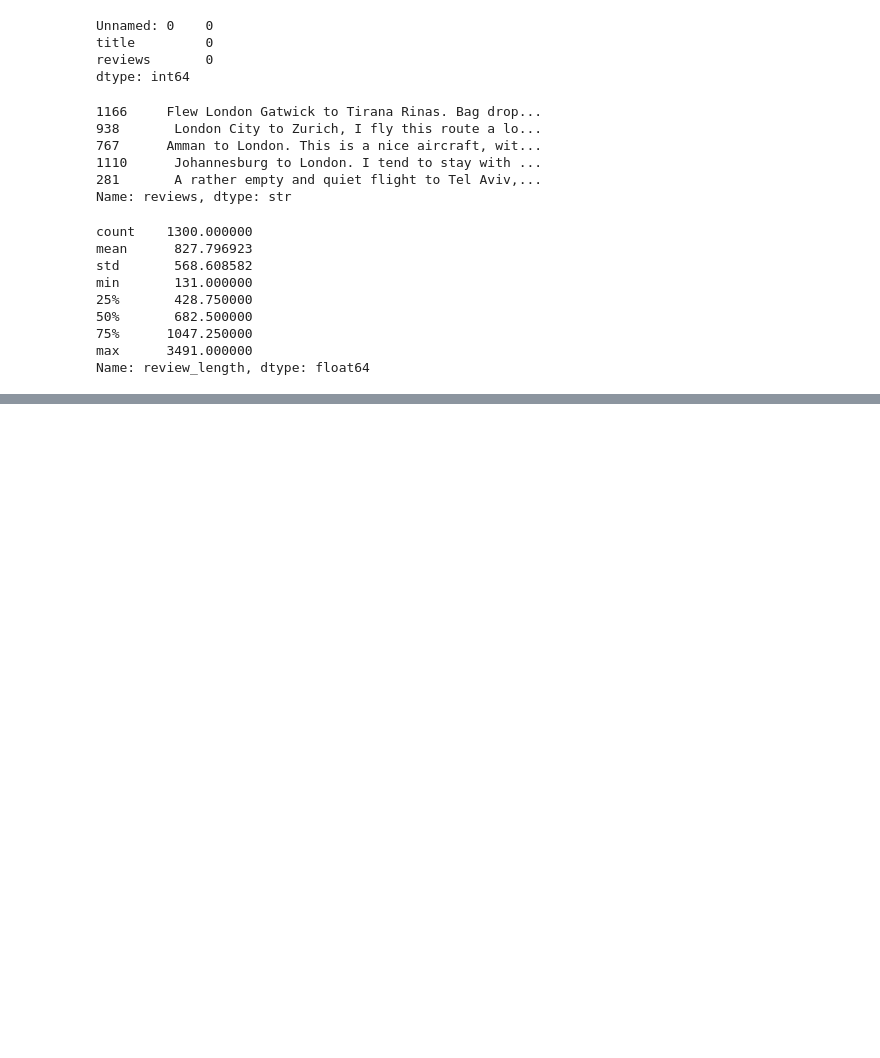
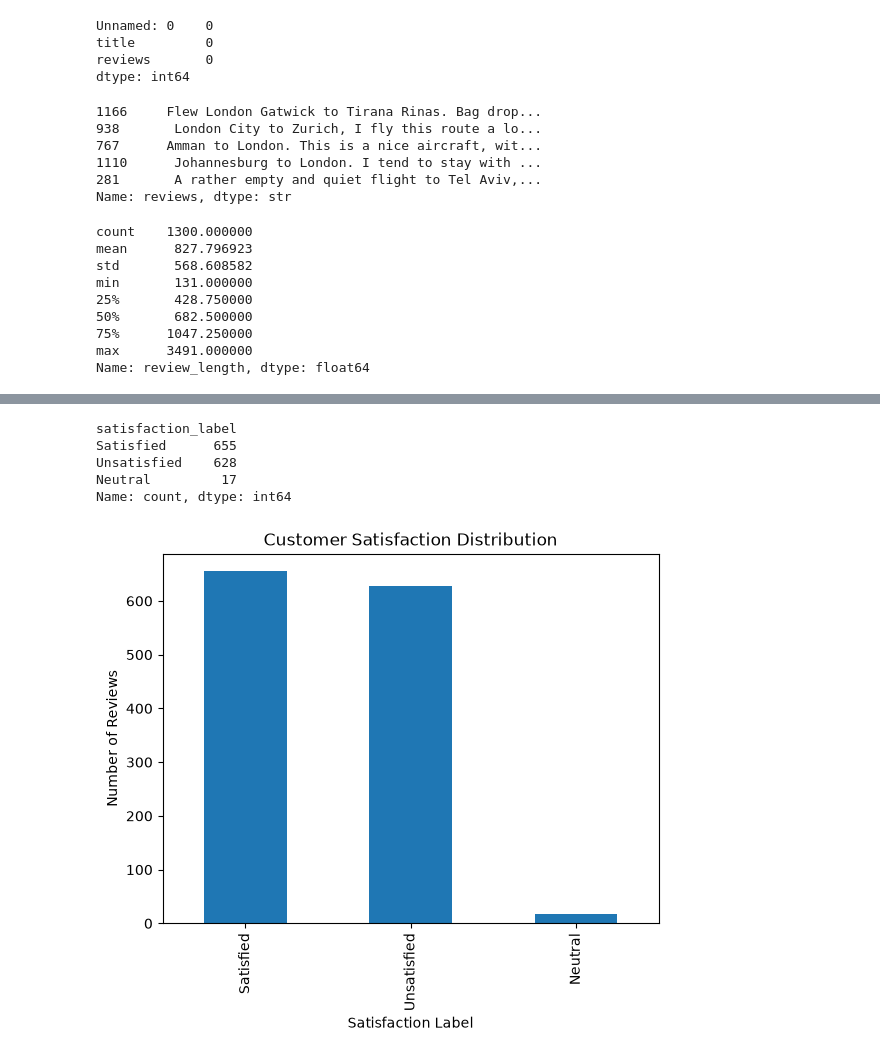
Before and after one commit to andie-dm/Skysense-ai-british-airways-project-andie-saras-ai, a Jupyter notebook: notebooks/01_exploration.ipynb, the cells around one changed output, grey strips where cells are left out. Saved outputs shown, nothing was run; the diff lists cells and outputs as text; code cells hidden in the pictures; blank space fills up the shorter version.

Commit message:
Added sentiment_score and satistaction_label columns

```diff
--- a/notebooks/01_exploration.ipynb
+++ b/notebooks/01_exploration.ipynb
@@ -49,0 +58,8 @@ Name: review_length, dtype: float64
+# %%
+from nltk.sentiment import SentimentIntensityAnalyzer
+
+sia = SentimentIntensityAnalyzer()
+
+sample_review = df["reviews"][0]
+
+sia.polarity_scores(sample_review)
@@ -49,0 +68,6 @@ Name: review_length, dtype: float64
+# %%
+df["sentiment_score"] = df["reviews"].apply(
+    lambda x: sia.polarity_scores(str(x))["compound"]
+)
+
+df[["title", "sentiment_score"]].head()
@@ -49,0 +93,12 @@ Name: review_length, dtype: float64
+# %%
+def classify_satisfaction(score):
+    if score >= 0.05:
+        return "Satisfied"
+    elif score <= -0.05:
+        return "Unsatisfied"
+    else:
+        return "Neutral"
+
+df["satisfaction_label"] = df["sentiment_score"].apply(classify_satisfaction)
+
+df[["title", "sentiment_score", "satisfaction_label"]].head()
@@ -49,0 +112,21 @@ Name: review_length, dtype: float64
+# %%
+df["satisfaction_label"].value_counts()
+# %% [output]
+satisfaction_label
+Satisfied      655
+Unsatisfied    628
+Neutral         17
+Name: count, dtype: int64
+# %%
+import matplotlib.pyplot as plt
+
+df["satisfaction_label"].value_counts().plot(
+    kind="bar"
+)
+
+plt.title("Customer Satisfaction Distribution")
+plt.xlabel("Satisfaction Label")
+plt.ylabel("Number of Reviews")
+plt.show()
+# %% [output]
+[figure, added]
```
Also changed, not shown: parts of 5 cells of this notebook.
